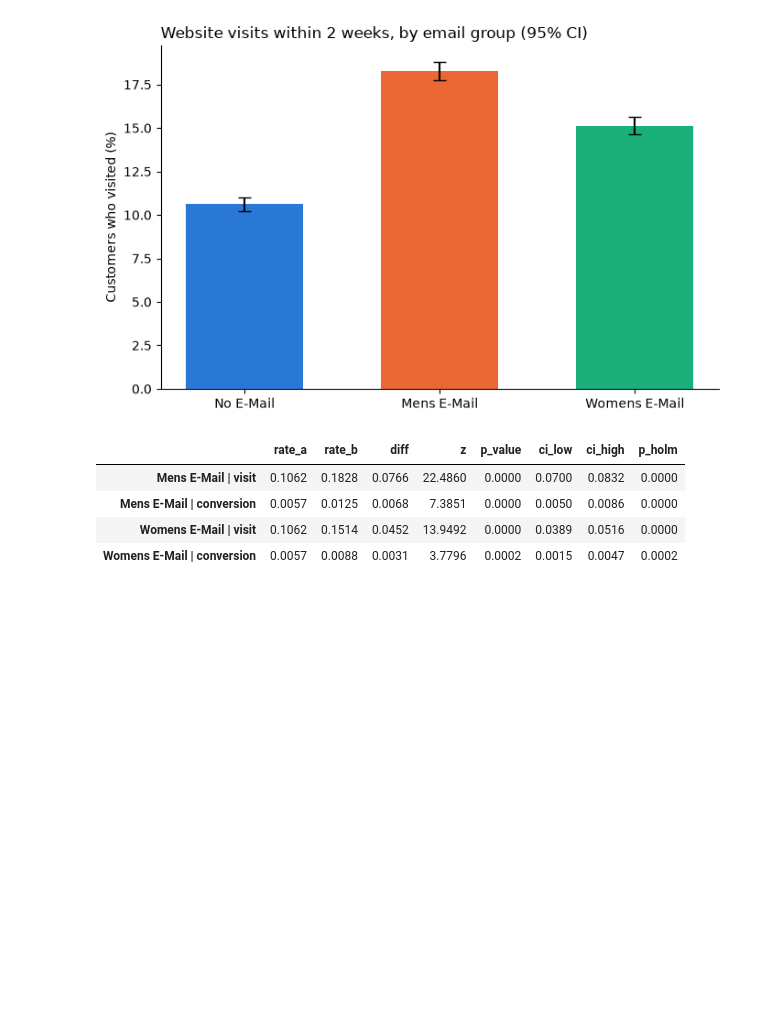
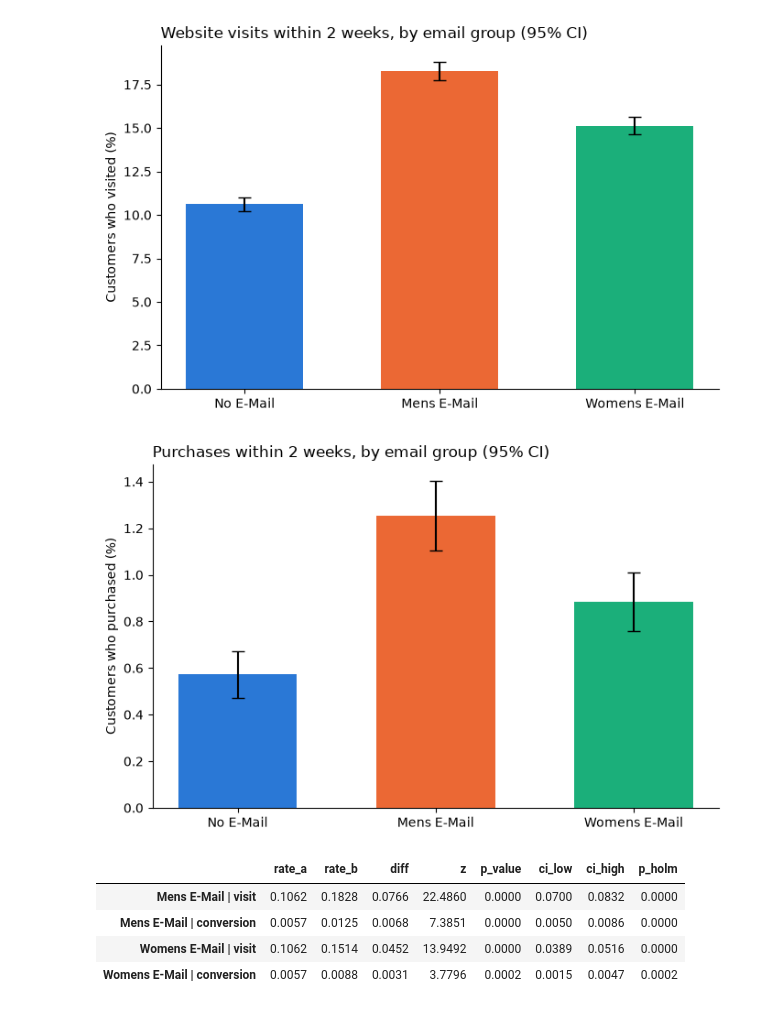
Before and after one commit to wmwilliamsjr/email-ab-test-uplift, a Jupyter notebook: notebooks/01_ab_test.ipynb, the cells around one changed output. Cells and saved outputs as stored; diff of their text form; code cells hidden in the pictures; blank space fills up the shorter version.

Commit message:
Clean up notebook 01; add spend and conversion chart to README

```diff
--- a/notebooks/01_ab_test.ipynb
+++ b/notebooks/01_ab_test.ipynb
@@ -96,6 +96,24 @@ fig.savefig("../reports/figures/01_visit_rate_by_group.png", dpi=150)
 plt.show()
 # %% [output]
 [figure]
+# %%
+order = ["No E-Mail", "Mens E-Mail", "Womens E-Mail"]
+fig, ax = plt.subplots(figsize=(7, 4.5))
+for i, (seg, color) in enumerate(zip(order, (BLUE, ORANGE, AQUA))):
+    sub = df[df["segment"] == seg]
+    p = sub["conversion"].mean()
+    err = 1.96 * np.sqrt(p * (1 - p) / len(sub))
+    ax.bar(i, p * 100, color=color, width=0.6, yerr=err * 100, capsize=5)
+ax.set_xticks(range(3), order)
+ax.set_ylabel("Customers who purchased (%)")
+ax.set_title("Purchases within 2 weeks, by email group (95% CI)", loc="left")
+for s in ("top", "right"):
+    ax.spines[s].set_visible(False)
+fig.tight_layout()
+fig.savefig("../reports/figures/01_conversion_rate_by_group.png", dpi=150)
+plt.show()
+# %% [output]
+[figure, new version]
 # %%
 control = df[df["segment"] == "No E-Mail"]
 results = {}
```
Also changed, not shown: parts of 5 cells of this notebook, 4 other files.
